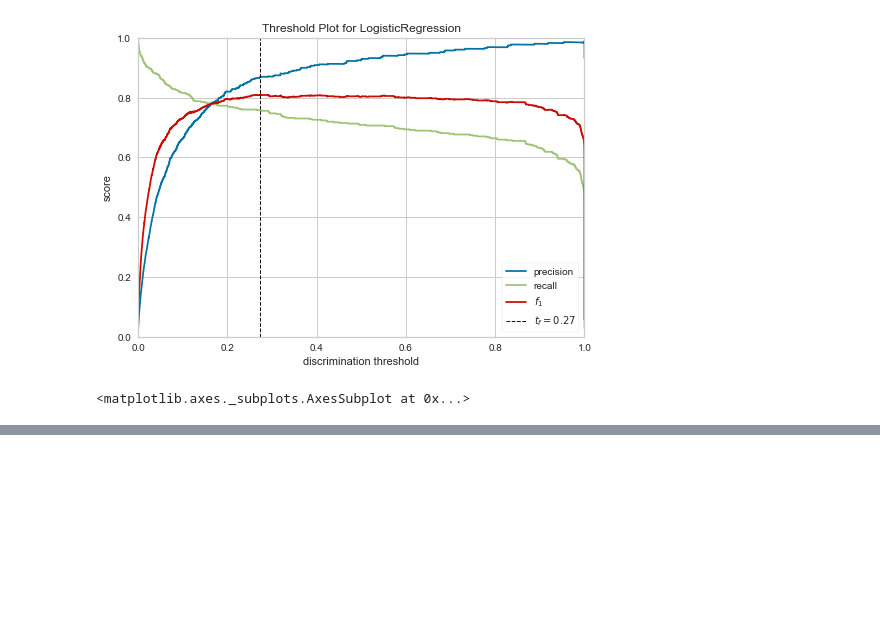
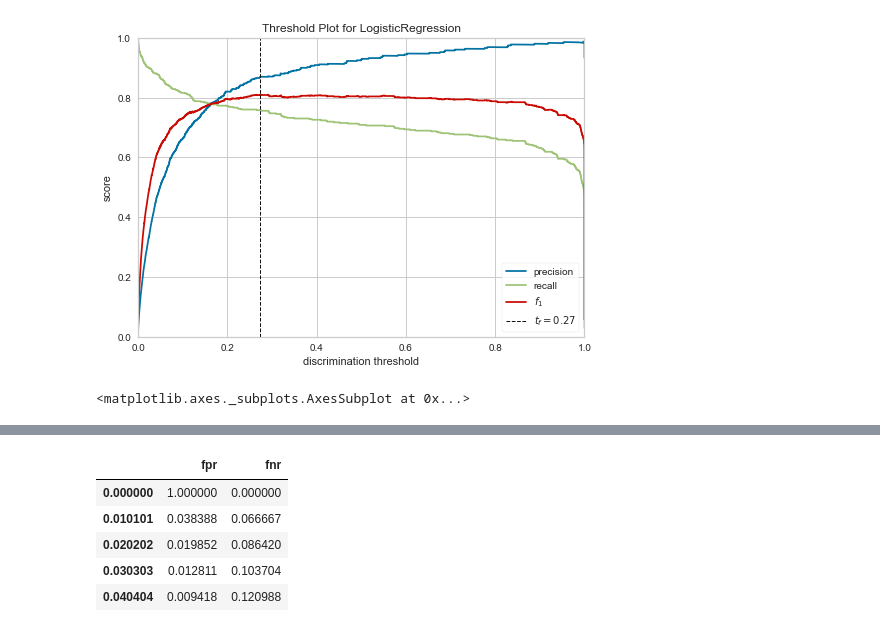
Before and after one commit to jayant2014/MyML, a Jupyter notebook: Imbalanced_Datasets/Evaluation Metrics.ipynb, the cells around one changed output, grey strips where cells are left out. Cells and saved outputs as stored; diff of their text form; code cells hidden in the pictures; blank space fills up the shorter version.

```diff
--- a/Imbalanced_Datasets/Evaluation Metrics.ipynb
+++ b/Imbalanced_Datasets/Evaluation Metrics.ipynb
@@ -287,0 +336,9 @@ visualizer.show()
+# %%
+tn, fp, fn, tp = confusion_matrix(y_test, lr.predict(X_test), labels=[0,1]).ravel()
+
+FPR = fp / (tn + fp)
+
+FNR =  fn / (tp + fn)
+
+print('False Positive Rate, Logistic Regression: ', FPR)
+print('False Negative Rate, Logistic Regression: ', FNR)
@@ -287,0 +375,37 @@ visualizer.show()
+# %%
+fpr_ls = []
+fnr_ls = []
+
+# obtain probabilities
+probs = lr.predict_proba(X_test)[:,1]
+
+for threshold in thresholds:
+
+    # obtain class prediction based on threshold
+    preds = np.where(probs>=threshold, 1, 0)
+
+    # obtain confusion matrix
+    tn, fp, fn, tp = confusion_matrix(y_test, preds, labels=[0,1]).ravel()
+
+    #  obtain FRP and FNR
+    FPR = fp / (tn + fp)
+    FNR =  fn / (tp + fn)
+
+    fpr_ls.append(FPR)
+    fnr_ls.append(FNR)
+
+metrics = pd.concat([
+    pd.Series(fpr_ls),
+    pd.Series(fnr_ls)], axis=1)
+
+metrics.columns = ['fpr', 'fnr']
+metrics.index = thresholds
+
+metrics.head()
+# %% [output]
+|  | fpr | fnr |
+| 0.000000 | 1.000000 | 0.000000 |
+| 0.010101 | 0.038388 | 0.066667 |
+| 0.020202 | 0.019852 | 0.086420 |
+| 0.030303 | 0.012811 | 0.103704 |
+| 0.040404 | 0.009418 | 0.120988 |
```
Also changed, not shown: parts of 12 cells of this notebook.
